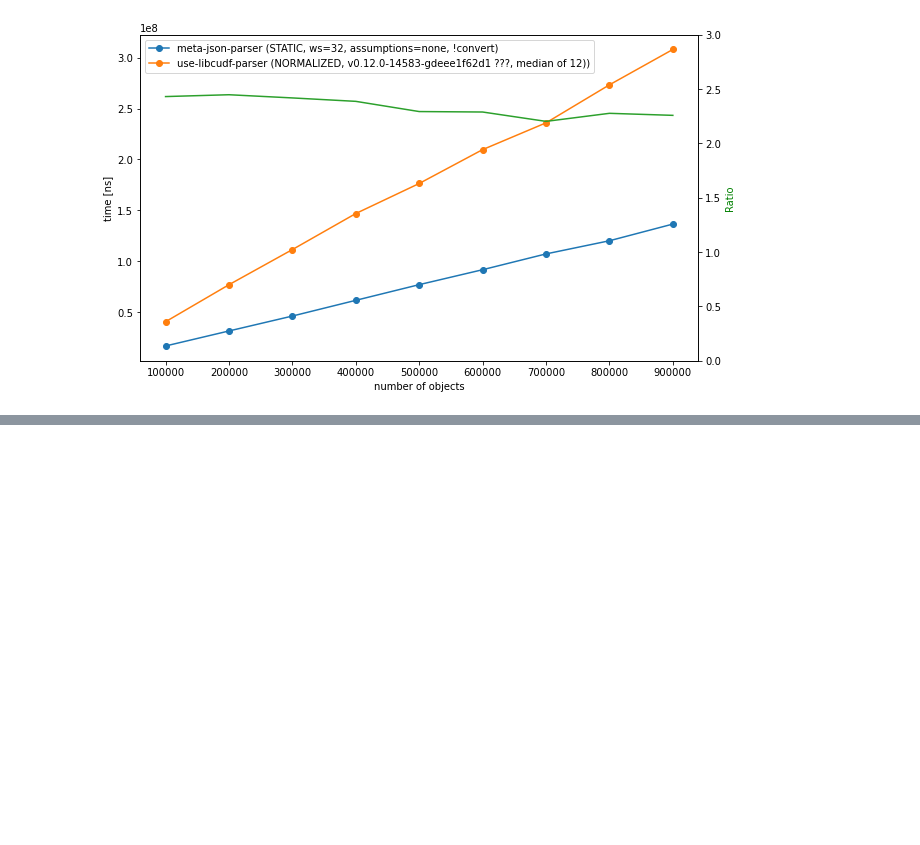
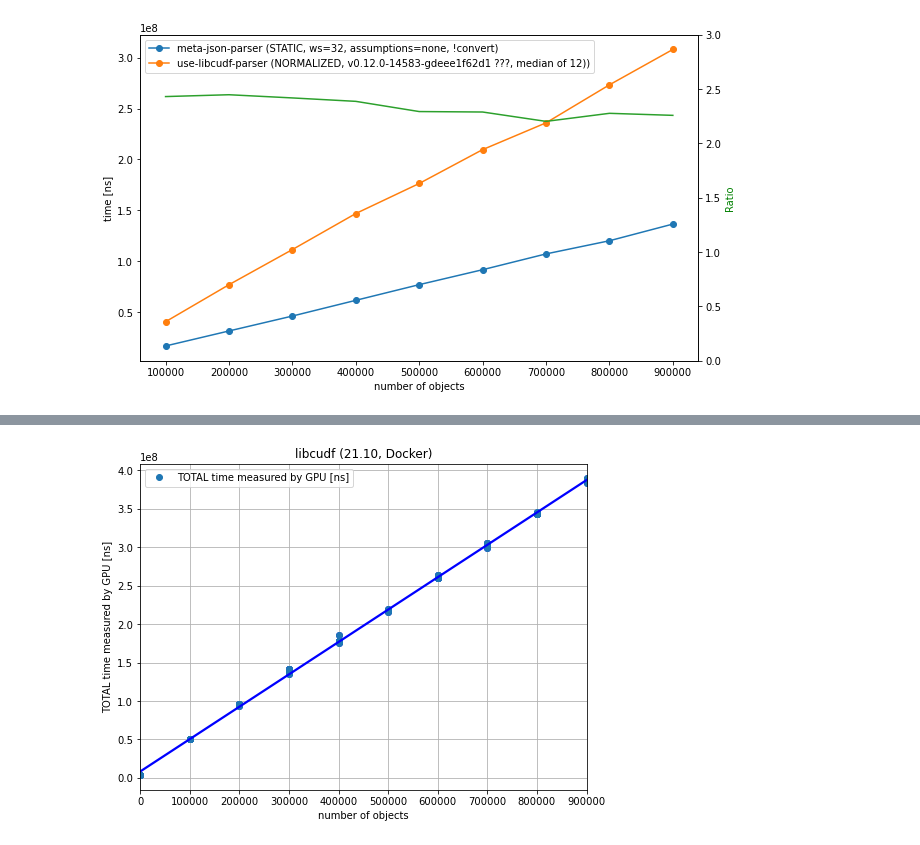
Before and after one commit to mis-wut/meta-json-parser, a Jupyter notebook: benchmark/notebooks/examine_benchmarks.ipynb, the cells around one changed output, grey strips where cells are left out. Saved outputs shown, nothing was run; the diff lists cells and outputs as text; code cells hidden in the pictures; blank space fills up the shorter version.

```diff
--- a/benchmark/notebooks/examine_benchmarks.ipynb
+++ b/benchmark/notebooks/examine_benchmarks.ipynb
@@ -278,0 +281,4 @@ ax.right_ax.set_ylim(bottom=0.0, top=3.0)
+# %%
+# read results for ./meta-json-parser-benchmark with --use-libcudf-parser
+df_cudf = pd.read_csv('benchmark_libcudf_cudf=21.10-docker_multisample_choinka.csv', index_col=2).sort_index()
+df_cudf['number of objects'] = df_cudf.index
@@ -278,0 +302,19 @@ ax.right_ax.set_ylim(bottom=0.0, top=3.0)
+# %%
+ax = df_cudf[['TOTAL time measured by GPU [ns]']].plot(
+    title='libcudf (21.10, Docker)',
+    figsize=(8,6), style='o',
+    xlim=(0,900000),
+    # ylim=(0,1400000000),
+    ylabel='time [ns]',
+    grid=True,
+)
+ax = sns.regplot(
+    ax=ax,
+    data=df_cudf,
+    x='number of objects',
+    y='TOTAL time measured by GPU [ns]',
+    #robust=True,
+    color='b',
+)
+# %% [output]
+[figure, added]
```
Also changed, not shown: parts of 10 cells of this notebook.
